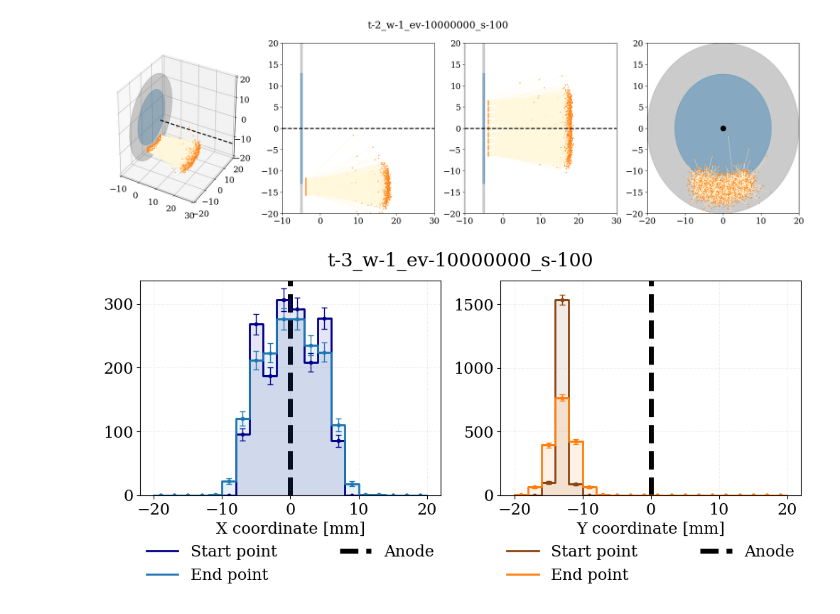
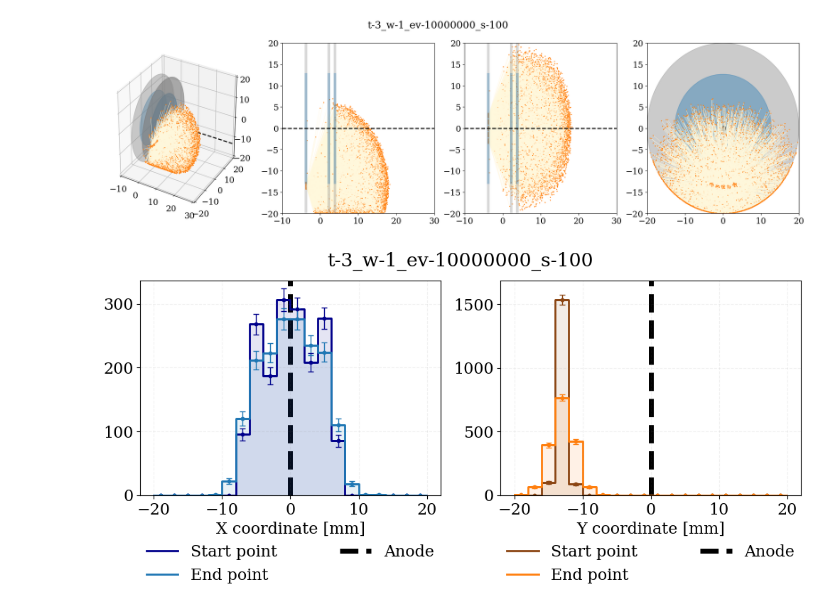
Before and after one commit to sdporzio/Geant4AlphaSourceLamp, a Jupyter notebook: ana/simpleAna.ipynb, the cells around one changed output. Drawn from its saved outputs; the diff is of its cells as text; code cells hidden in the pictures.

```diff
--- a/ana/simpleAna.ipynb
+++ b/ana/simpleAna.ipynb
@@ -28,11 +17,11 @@ def decodeList(l):
 # %%
-dirPath = '/Users/sdporzio/Data/Simulation_AlphaSourceVUVLamp/'
+dirPath = '/Users/sdporzio/Data/Simulation_AlphaSourceVUVLamp/20-07-16_LargerCollectionVolume/'
 fNames = [
 't-0_w-1_ev-10000000_s-100',
+'t-0_w-1.2_ev-10000000_s-100',
+'t-0_w-1.5_ev-10000000_s-100',
 't-0_w-2_ev-10000000_s-100',
 't-0_w-3_ev-10000000_s-100',
-'t-0_w-4_ev-10000000_s-100',
-'t-1_w-1.5_ev-10000000_s-100',
 't-2_w-1_ev-10000000_s-100',
 't-3_w-1_ev-10000000_s-100'
 ]
@@ -42,9 +31,9 @@ widths = [float(fn.split('w-')[1].split('_ev')[0]) for fn in fNames]
 # %%
 # Open root files
 for fName in tqdm(fNames):
-    md[fName] = OpenRoot(dirPath+fName+'.root','metadata')
-    tr[fName] = OpenRoot(dirPath+fName+'.root','tracks_data')
-    ev[fName] = OpenRoot(dirPath+fName+'.root','event_data')
+    md[fName] = hio.OpenRoot(dirPath+fName+'.root','metadata')
+    tr[fName] = hio.OpenRoot(dirPath+fName+'.root','tracks_data')
+    ev[fName] = hio.OpenRoot(dirPath+fName+'.root','event_data')
     tr[fName]['distEnd'] = tr[fName].eval('sqrt(xEnd**2. + yEnd**2.)')
 
     alphas[fName] = tr[fName].query('particle_pdg==1000020040') # Select alphas
@@ -52,11 +57,13 @@ for fName in tqdm(fNames):
 # %%
 # Select file
-fName = fNames[5]
+fName = fNames[6]
+# maxParts = len(alphas[fName])
+maxParts = 5000
 
 # Create array of coordinates
 xs, ys, zs = [],[],[]
 
-for i in tqdm(range(len(alphas[fName]))):
+for i in tqdm(range(maxParts)):
     xs.append([alphas[fName].iloc[i]['xStart'],alphas[fName].iloc[i]['xEnd']])
     ys.append([alphas[fName].iloc[i]['yStart'],alphas[fName].iloc[i]['yEnd']])
     zs.append([alphas[fName].iloc[i]['zStart'],alphas[fName].iloc[i]['zEnd']])
@@ -67,7 +74,13 @@ import mpl_toolkits.mplot3d.art3d as art3d
 
 width = 40
 length = 40
-offset = -5
+offset_back = -7.6/2.
+offset_front = offset_back+6
+offset_front2 = offset_back+7.6
+
+
+
+
 
 zlims = [-10,length-10]
 xlims = [-width/2.,width/2.]
@@ -98,12 +111,24 @@ ax = fig.add_subplot(141, projection='3d')
 ax.axes.set_xlim3d(left=zlims[0], right=zlims[1])
 ax.axes.set_ylim3d(bottom=ylims[0], top=ylims[1])
 ax.axes.set_zlim3d(bottom=xlims[0], top=xlims[1])
-p1 = Circle((0, 0), width/2., zorder=-1, alpha=0.4,color='C7')
-p2 = Circle((0, 0), 25.4/2., zorder=-1, alpha=0.4,color='C0')
-ax.add_patch(p1)
-ax.add_patch(p2)
-art3d.pathpatch_2d_to_3d(p1, z=offset, zdir="x")
-art3d.pathpatch_2d_to_3d(p2, z=offset, zdir="x")
+p1_left = Circle((0, 0), width/2., zorder=-1, alpha=0.4,color='C7')
+p2_left = Circle((0, 0), 25.4/2., zorder=-1, alpha=0.4,color='C0')
+p1_right = Circle((0, 0), width/2., zorder=-1, alpha=0.4,color='C7')
+p2_right = Circle((0, 0), 25.4/2., zorder=-1, alpha=0.4,color='C0')
+p1_right2 = Circle((0, 0), width/2., zorder=-1, alpha=0.4,color='C7')
+p2_right2 = Circle((0, 0), 25.4/2., zorder=-1, alpha=0.4,color='C0')
+ax.add_patch(p1_left)
+ax.add_patch(p2_left)
+ax.add_patch(p1_right)
+ax.add_patch(p2_right)
+ax.add_patch(p1_right2)
+ax.add_patch(p2_right2)
+art3d.pathpatch_2d_to_3d(p1_left, z=offset_back, zdir="x")
+art3d.pathpatch_2d_to_3d(p2_left, z=offset_back, zdir="x")
+art3d.pathpatch_2d_to_3d(p1_right, z=offset_front, zdir="x")
+art3d.pathpatch_2d_to_3d(p2_right, z=offset_front, zdir="x")
+art3d.pathpatch_2d_to_3d(p1_right2, z=offset_front, zdir="x")
+art3d.pathpatch_2d_to_3d(p2_right2, z=offset_front, zdir="x")
 # plt.plot(es['zStart'],es['xStart'],es['yStart'],ls='',marker='o',color='C1',markersize=0.1,zorder=99)
 plt.plot([0,length],[0,0],[0,0],ls='--',color='black',lw=2,zorder=99)
 for i in range(len(xs)):
@@ -113,38 +138,48 @@ plt.subplot(142)
 # plt.plot(es['zStart'],es['yStart'],ls='',marker='o',color='C1',markersize=0.02,zorder=99)
 for i in range(len(xs)):
     plt.plot(zs[i],ys[i],ls='-',color='cornsilk',lw=0.5,marker='o',markerfacecolor='C1',markeredgecolor='C1',markersize=1)
-plt.plot([offset,offset],[-width/2.,width/2.],color='C7',lw=5,alpha=0.4,ls='-')
-plt.plot([offset,offset],[-25.4/2.,25.4/2.],color='C0',lw=5,alpha=0.4,ls='-')
+plt.plot([offset_back,offset_back],[-width/2.,width/2.],color='C7',lw=5,alpha=0.3,ls='-')
+plt.plot([offset_back,offset_back],[-25.4/2.,25.4/2.],color='C0',lw=5,alpha=0.3,ls='-')
+plt.plot([offset_front,offset_front],[-width/2.,width/2.],color='C7',lw=5,alpha=0.3,ls='-')
+plt.plot([offset_front,offset_front],[-25.4/2.,25.4/2.],color='C0',lw=5,alpha=0.3,ls='-')
+plt.plot([offset_front2,offset_front2],[-width/2.,width/2.],color='C7',lw=5,alpha=0.3,ls='-')
+plt.plot([offset_front2,offset_front2],[-25.4/2.,25.4/2.],color='C0',lw=5,alpha=0.3,ls='-')
 plt.xlim(zlims)
 plt.ylim(ylims)
 plt.axhline(0,ls='--',color='black',lw=2)
 
 plt.subplot(143)
 # plt.plot(es['zStart'],es['xStart'],ls='',marker='o',color='C1',markersize=0.02,zorder=99)
 for i in range(len(xs)):
     plt.plot(zs[i],xs[i],ls='-',color='cornsilk',lw=0.5,marker='o',markerfacecolor='C1',markeredgecolor='C1',markersize=1)
-plt.plot([offset,offset],[-width/2.,width/2.],color='C7',lw=5,alpha=0.4,ls='-')
-plt.plot([offset,offset],[-25.4/2.,25.4/2.],color='C0',lw=5,alpha=0.4,ls='-')
+plt.plot([offset_back,offset_back],[-width/2.,width/2.],color='C7',lw=5,alpha=0.3,ls='-')
+plt.plot([offset_back,offset_back],[-25.4/2.,25.4/2.],color='C0',lw=5,alpha=0.3,ls='-')
+plt.plot([offset_front,offset_front],[-width/2.,width/2.],color='C7',lw=5,alpha=0.3,ls='-')
+plt.plot([offset_front,offset_front],[-25.4/2.,25.4/2.],color='C0',lw=5,alpha=0.3,ls='-')
+plt.plot([offset_front2,offset_front2],[-width/2.,width/2.],color='C7',lw=5,alpha=0.3,ls='-')
+plt.plot([offset_front2,offset_front2],[-25.4/2.,25.4/2.],color='C0',lw=5,alpha=0.3,ls='-')
 plt.xlim(zlims)
 plt.ylim(xlims)
 plt.axhline(0,ls='--',color='black',lw=2)
 
 plt.subplot(144)
 # plt.plot(es['xStart'],es['yStart'],ls='',marker='o',color='C1',markersize=0.02,zorder=99)
 for i in range(len(xs)):
     plt.plot(xs[i],ys[i],ls='-',color='cornsilk',lw=0.5,marker='o',markerfacecolor='C1',markeredgecolor='C1',markersize=1)
 plt.scatter(0,0,color='black',s=100)
 ax = plt.gca()
 t1 = Circle((0, 0), width/2., zorder=-1, alpha=0.4,color='C7')
 t2 = Circle((0, 0), 25.4/2., zorder=-1, alpha=0.4,color='C0')
 ax.add_patch(t1)
 ax.add_patch(t2)
 plt.xlim(xlims)
 plt.ylim(ylims)
 plt.suptitle(fName)
 plt.show()
+
+hd.SlackMe('Plots ready')
 # %% [output]
-[figure, old version]
+[figure, new version]
 # %%
 # Select file
 fName = fNames[6]
```
Also changed, not shown: parts of 3 cells of this notebook, 4 other files.
